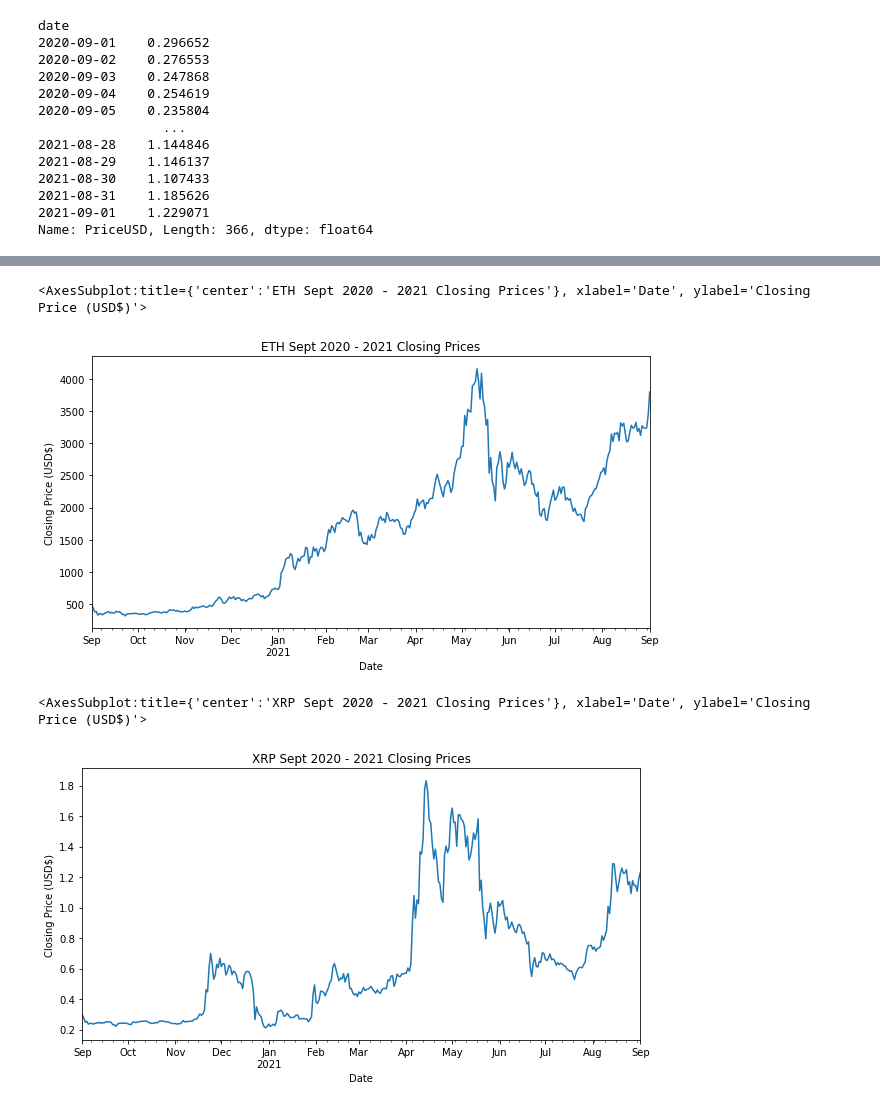
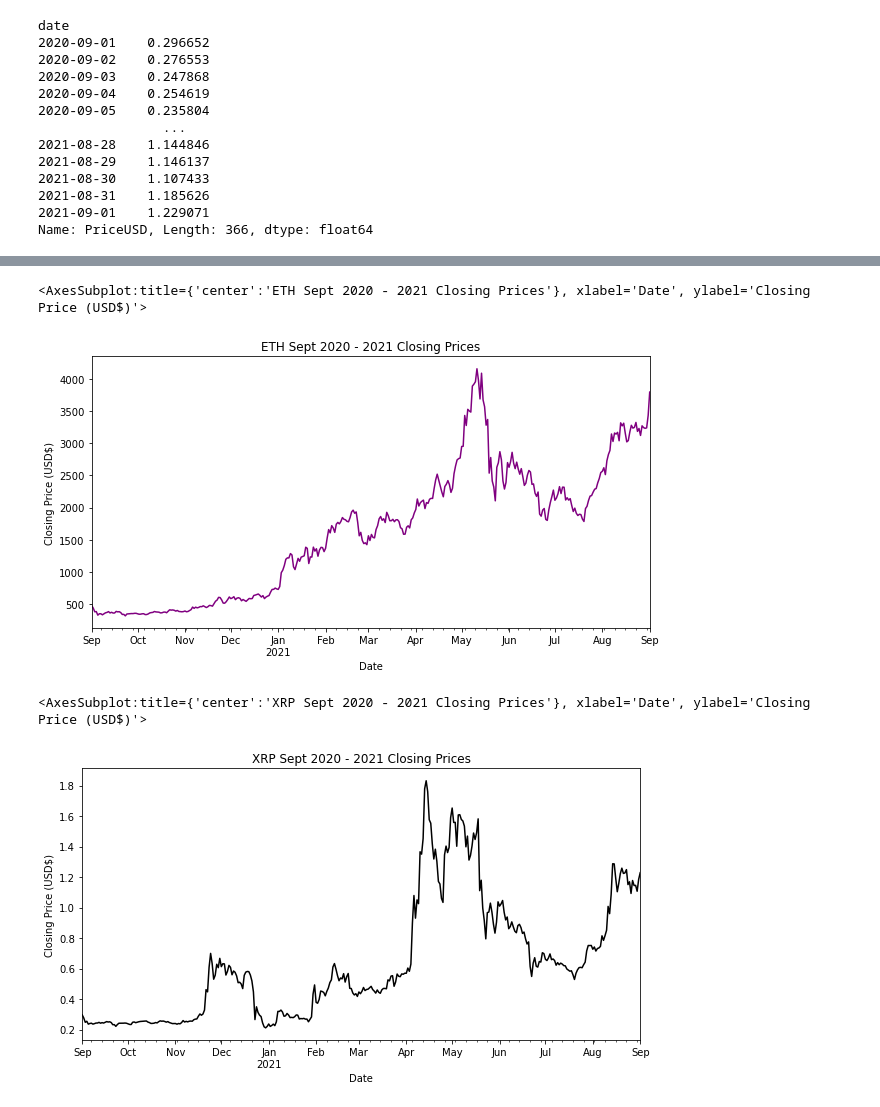
Before and after one commit to hieple24/Project_1, a Jupyter notebook: Project.ipynb, the cells around one changed output, grey strips where cells are left out. Drawn from its saved outputs; the diff is of its cells as text; code cells hidden in the pictures.

```diff
--- a/Project.ipynb
+++ b/Project.ipynb
@@ -163,12 +163,12 @@ BTC_close.plot(figsize=(10, 5), title="BTC Sept 2020 - 2021 Closing Prices", xla
 # %%
 #Create a lineplot for the closing price of ETH dataset
-ETH_close.plot(figsize=(10, 5), title="ETH Sept 2020 - 2021 Closing Prices", xlabel = 'Date', ylabel = "Closing Price (USD$)")
+ETH_close.plot(figsize=(10, 5), title="ETH Sept 2020 - 2021 Closing Prices", color = 'purple', xlabel = 'Date', ylabel = "Closing Price (USD$)")
 # %% [output]
 <AxesSubplot:title={'center':'ETH Sept 2020 - 2021 Closing Prices'}, xlabel='Date', ylabel='Closing Price (USD$)'>
-[figure, old version]
+[figure, new version]
 # %%
 #Create a lineplot for the closing price of XRP dataset
-XRP_close.plot(figsize=(10, 5), title="XRP Sept 2020 - 2021 Closing Prices", xlabel = 'Date', ylabel = "Closing Price (USD$)")
+XRP_close.plot(figsize=(10, 5), title="XRP Sept 2020 - 2021 Closing Prices", color = 'black', xlabel = 'Date', ylabel = "Closing Price (USD$)")
 # %% [output]
 <AxesSubplot:title={'center':'XRP Sept 2020 - 2021 Closing Prices'}, xlabel='Date', ylabel='Closing Price (USD$)'>
-[figure, old version]
+[figure, new version]
```
Also changed, not shown: parts of 3 cells of this notebook.
